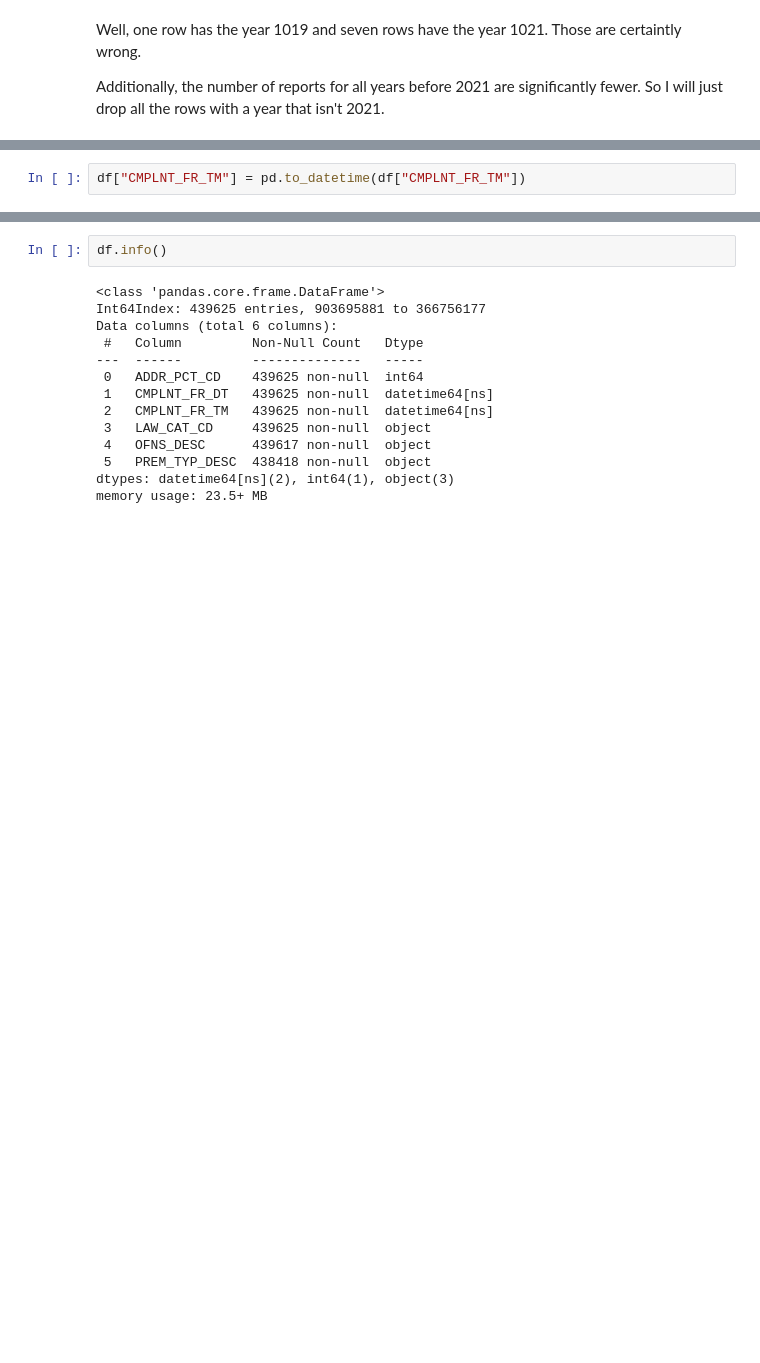
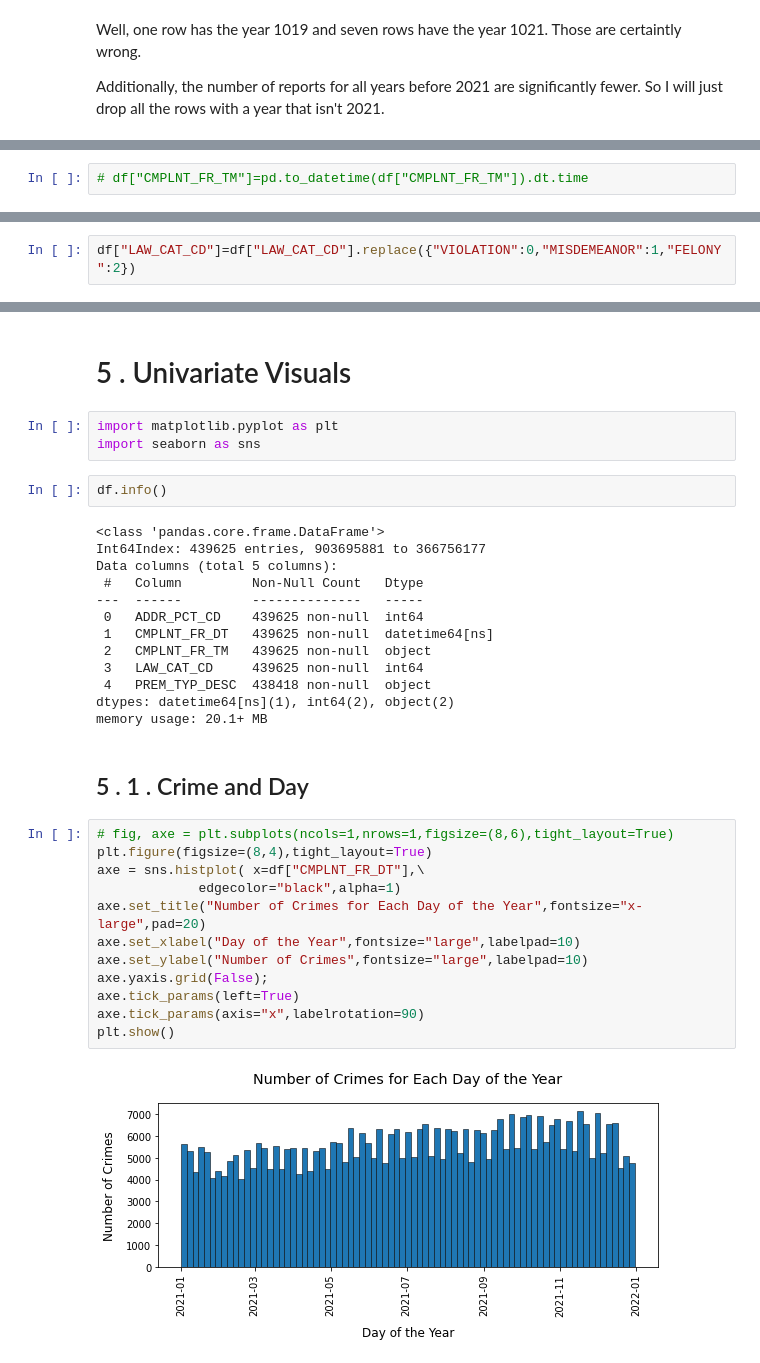
Before and after one commit to bngrossmann/new-york-crime-analysis, a Jupyter notebook: New_York_Crime_Analysis.ipynb, the cells around one changed output, grey strips where cells are left out. Drawn from its saved outputs; the diff is of its cells as text; blank space fills up the shorter version.

```diff
--- a/New_York_Crime_Analysis.ipynb
+++ b/New_York_Crime_Analysis.ipynb
@@ -579,2 +588,2 @@ df["CMPLNT_FR_DT"] = pd.to_datetime(df["CMPLNT_FR_DT"])
 # %%
-df["CMPLNT_FR_TM"] = pd.to_datetime(df["CMPLNT_FR_TM"])
+# df["CMPLNT_FR_TM"]=pd.to_datetime(df["CMPLNT_FR_TM"]).dt.time
@@ -596,0 +598,2 @@ Name: CMPLNT_FR_TM, Length: 439625, dtype: datetime64[ns]
+# %%
+df["LAW_CAT_CD"]=df["LAW_CAT_CD"].replace({"VIOLATION":0,"MISDEMEANOR":1,"FELONY":2})
@@ -597,16 +606,36 @@ Name: CMPLNT_FR_TM, Length: 439625, dtype: datetime64[ns]
+# %% [markdown]
+# 5 . Univariate Visuals
+# %%
+import matplotlib.pyplot as plt
+import seaborn as sns
 # %%
 df.info()
 # %% [output]
 <class 'pandas.core.frame.DataFrame'>
 Int64Index: 439625 entries, 903695881 to 366756177
-Data columns (total 6 columns):
+Data columns (total 5 columns):
  #   Column         Non-Null Count   Dtype
 ---  ------         --------------   -----
  0   ADDR_PCT_CD    439625 non-null  int64
  1   CMPLNT_FR_DT   439625 non-null  datetime64[ns]
- 2   CMPLNT_FR_TM   439625 non-null  datetime64[ns]
- 3   LAW_CAT_CD     439625 non-null  object
- 4   OFNS_DESC      439617 non-null  object
- 5   PREM_TYP_DESC  438418 non-null  object
-dtypes: datetime64[ns](2), int64(1), object(3)
-memory usage: 23.5+ MB
+ 2   CMPLNT_FR_TM   439625 non-null  object
+ 3   LAW_CAT_CD     439625 non-null  int64
+ 4   PREM_TYP_DESC  438418 non-null  object
+dtypes: datetime64[ns](1), int64(2), object(2)
+memory usage: 20.1+ MB
+# %% [markdown]
+## 5 . 1 . Crime and Day
+# %%
+# fig, axe = plt.subplots(ncols=1,nrows=1,figsize=(8,6),tight_layout=True)
+plt.figure(figsize=(8,4),tight_layout=True)
+axe = sns.histplot( x=df["CMPLNT_FR_DT"],\
+             edgecolor="black",alpha=1)
+axe.set_title("Number of Crimes for Each Day of the Year",fontsize="x-large",pad=20)
+axe.set_xlabel("Day of the Year",fontsize="large",labelpad=10)
+axe.set_ylabel("Number of Crimes",fontsize="large",labelpad=10)
+axe.yaxis.grid(False);
+axe.tick_params(left=True)
+axe.tick_params(axis="x",labelrotation=90)
+plt.show()
+# %% [output]
+[figure, added]
```
Also changed, not shown: parts of 31 cells of this notebook.
